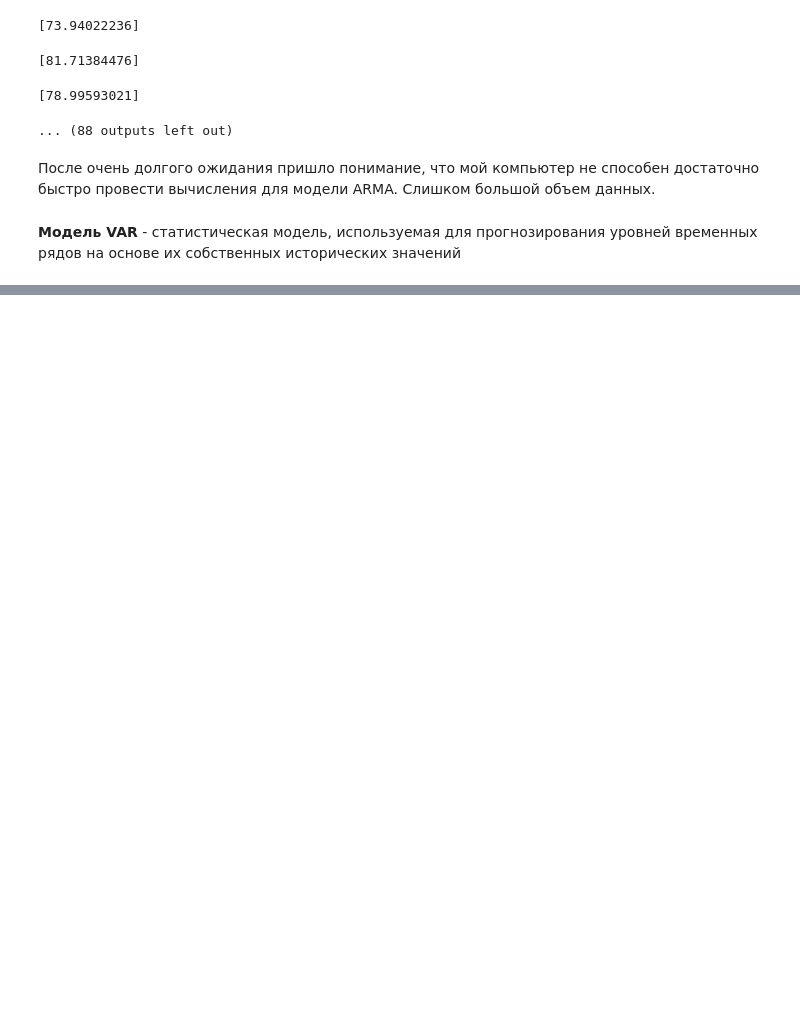
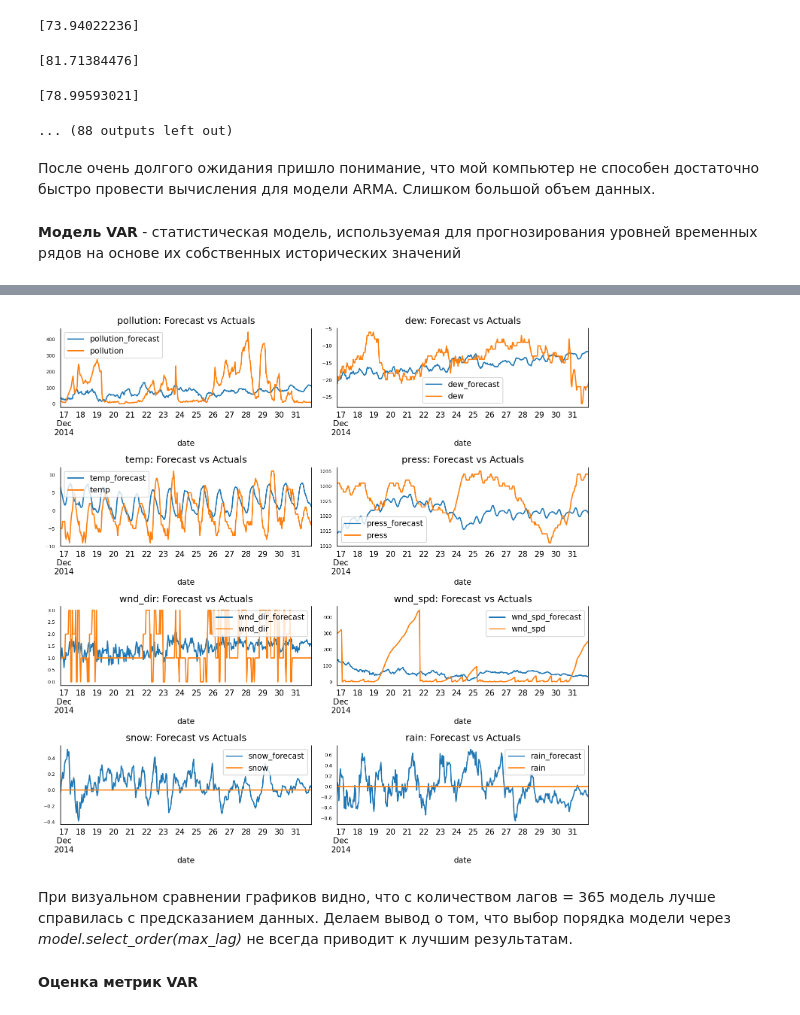
Before and after one commit to Krearden/TimeSeries, a Jupyter notebook: finalProject/final.ipynb, the cells around one changed output, grey strips where cells are left out. Cells and saved outputs as stored; diff of their text form; code cells hidden in the pictures; blank space fills up the shorter version.

```diff
--- a/finalProject/final.ipynb
+++ b/finalProject/final.ipynb
@@ -302,0 +438,9 @@ x.summary()
+# %%
+# Создаем модель VAR на основе обучающих данных
+model = VAR(train)
+# %%
+lag = 365;
+
+# заполняем модель с подобранным параметром
+model_fitted = model.fit(lag)
+model_fitted.summary()
@@ -302,0 +465,4 @@ x.summary()
+# %%
+# данные для предсказания
+forecast_input = train.values[-lag:]
+forecast_input
@@ -302,0 +477,6 @@ x.summary()
+# %%
+# Forecast
+nobs = 365 # количество точек для предсказания
+fc = model_fitted.forecast(y=forecast_input, steps=nobs) # nobs defined at top of program
+df_forecast = pd.DataFrame(fc, index=cdf.index[-nobs:], columns=cdf.columns)
+df_forecast
@@ -302,0 +498,19 @@ x.summary()
+# %%
+# Визуализация результатов
+fig, axes = plt.subplots(nrows=int(len(cdf.columns)/2), ncols=2, dpi=150, figsize=(10,10))
+for i, (col,ax) in enumerate(zip(cdf.columns, axes.flatten())):
+    df_forecast[col].plot(legend=True, ax=ax, label=f"{str(col) + '_forecast'}").autoscale(axis='x',tight=True)
+    test[col][-nobs:].plot(legend=True, ax=ax);
+    ax.set_title(col + ": Forecast vs Actuals")
+    ax.xaxis.set_ticks_position('none')
+    ax.yaxis.set_ticks_position('none')
+    ax.spines["top"].set_alpha(0)
+    ax.tick_params(labelsize=6)
+
+plt.tight_layout();
+# %% [output]
+[figure, added]
+# %% [markdown]
+При визуальном сравнении графиков видно, что с количеством лагов = 365 модель лучше справилась с предсказанием данных. Делаем вывод о том, что выбор порядка модели через *model.select_order(max_lag)* не всегда приводит к лучшим результатам.
+# %% [markdown]
+**Оценка метрик VAR**
```
Also changed, not shown: parts of 31 cells of this notebook.
